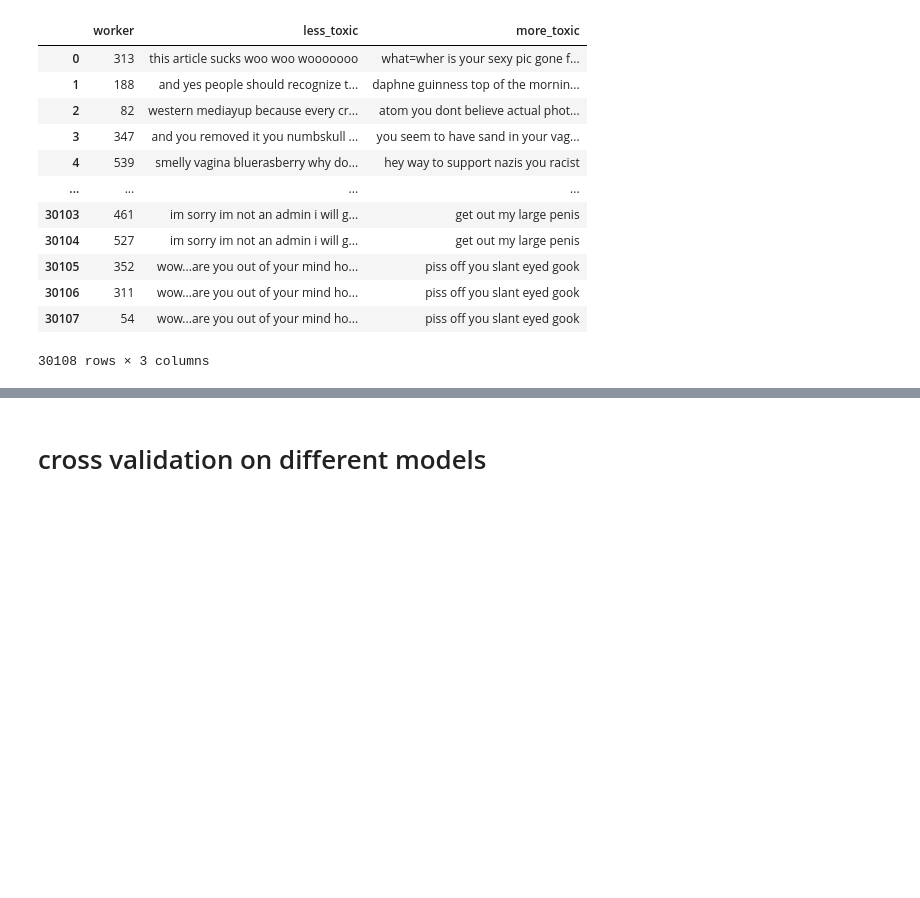
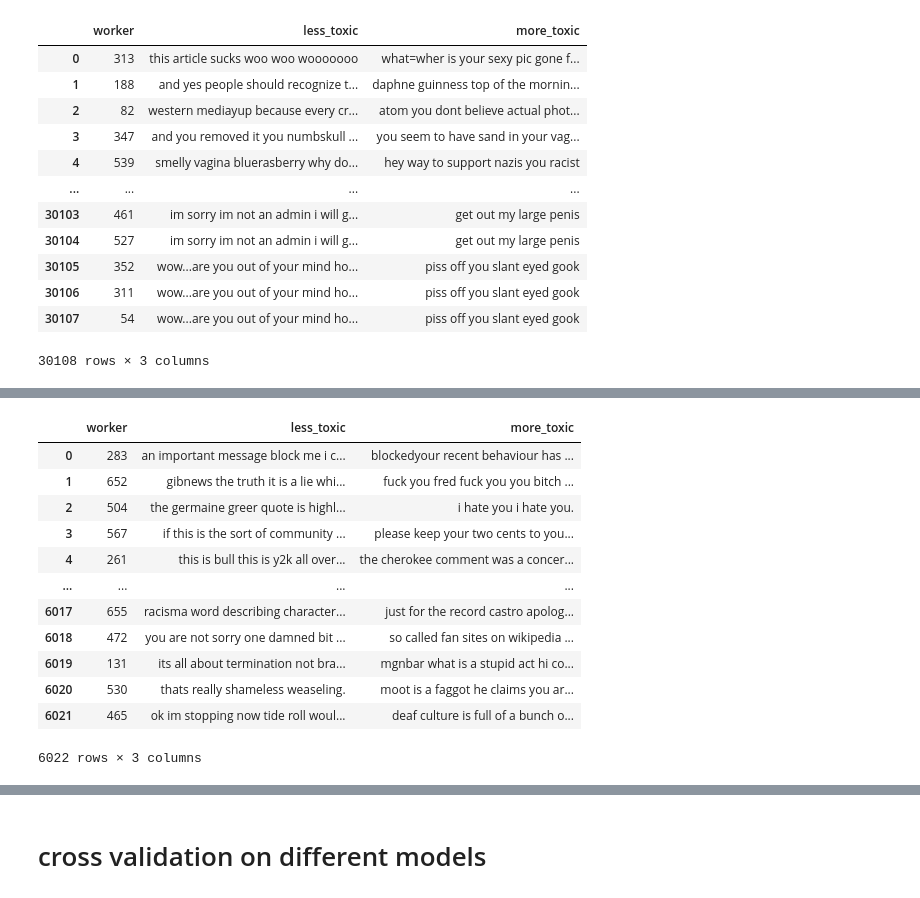
Before and after one commit to HahehaLing/Kaggle_ToxicityRater, a Jupyter notebook: bow_biranktrain.ipynb, the cells around one changed output, grey strips where cells are left out. Saved outputs shown, nothing was run; the diff lists cells and outputs as text; code cells hidden in the pictures; blank space fills up the shorter version.

```diff
--- a/bow_biranktrain.ipynb
+++ b/bow_biranktrain.ipynb
@@ -114,0 +153,18 @@ cleaned_data
+# %%
+val_data = cleaned_data_shuffle_row[int(total_row*0.6): int(total_row * 0.8)]
+val_data = val_data.reset_index(drop = True)
+val_data
+# %% [output]
+|  | worker | less_toxic | more_toxic |
+| 0 | 283 | an important message block me i c... | blockedyour recent behaviour has ... |
+| 1 | 652 | gibnews the truth it is a lie whi... | fuck you fred fuck you you bitch ... |
+| 2 | 504 | the germaine greer quote is highl... | i hate you i hate you. |
+| 3 | 567 | if this is the sort of community ... | please keep your two cents to you... |
+| 4 | 261 | this is bull this is y2k all over... | the cherokee comment was a concer... |
+| ... | ... | ... | ... |
+| 6017 | 655 | racisma word describing character... | just for the record castro apolog... |
+| 6018 | 472 | you are not sorry one damned bit ... | so called fan sites on wikipedia ... |
+| 6019 | 131 | its all about termination not bra... | mgnbar what is a stupid act hi co... |
+| 6020 | 530 | thats really shameless weaseling. | moot is a faggot he claims you ar... |
+| 6021 | 465 | ok im stopping now tide roll woul... | deaf culture is full of a bunch o... |
+6022 rows × 3 columns
```
Also changed, not shown: parts of 88 cells of this notebook.
